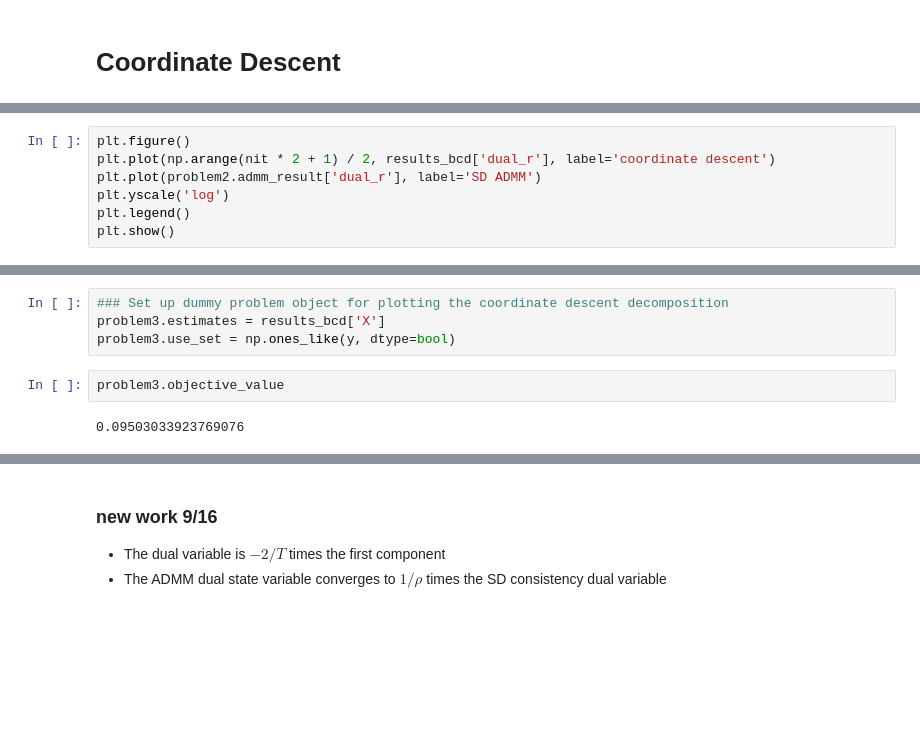
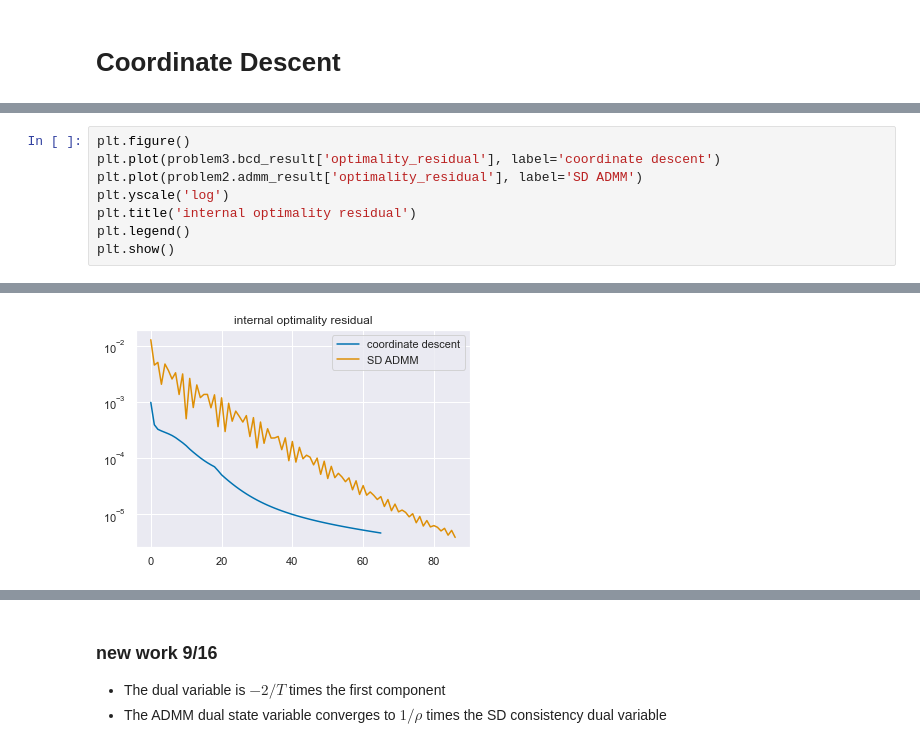
Before and after one commit to cvxgrp/signal-decomposition, a Jupyter notebook: notebooks/Simple_convex_example-3_ways.ipynb, the cells around one changed output, grey strips where cells are left out. Cells and saved outputs as stored; diff of their text form; blank space fills up the shorter version.

```diff
--- a/notebooks/Simple_convex_example-3_ways.ipynb
+++ b/notebooks/Simple_convex_example-3_ways.ipynb
@@ -121,8 +128,9 @@ plt.show()
 # %%
 plt.figure()
-plt.plot(np.arange(nit * 2 + 1) / 2, results_bcd['dual_r'], label='coordinate descent')
-plt.plot(problem2.admm_result['dual_r'], label='SD ADMM')
+plt.plot(problem3.bcd_result['optimality_residual'], label='coordinate descent')
+plt.plot(problem2.admm_result['optimality_residual'], label='SD ADMM')
 plt.yscale('log')
+plt.title('internal optimality residual')
 plt.legend()
 plt.show()
 # %% [output]
@@ -131,8 +137 @@ plt.show()
+[figure, added]
-# %%
-### Set up dummy problem object for plotting the coordinate descent decomposition
-problem3.estimates = results_bcd['X']
-problem3.use_set = np.ones_like(y, dtype=bool)
-# %%
-problem3.objective_value
-# %% [output]
-0.09503033923769076
```
Also changed, not shown: parts of 21 cells of this notebook, 9 other files.
